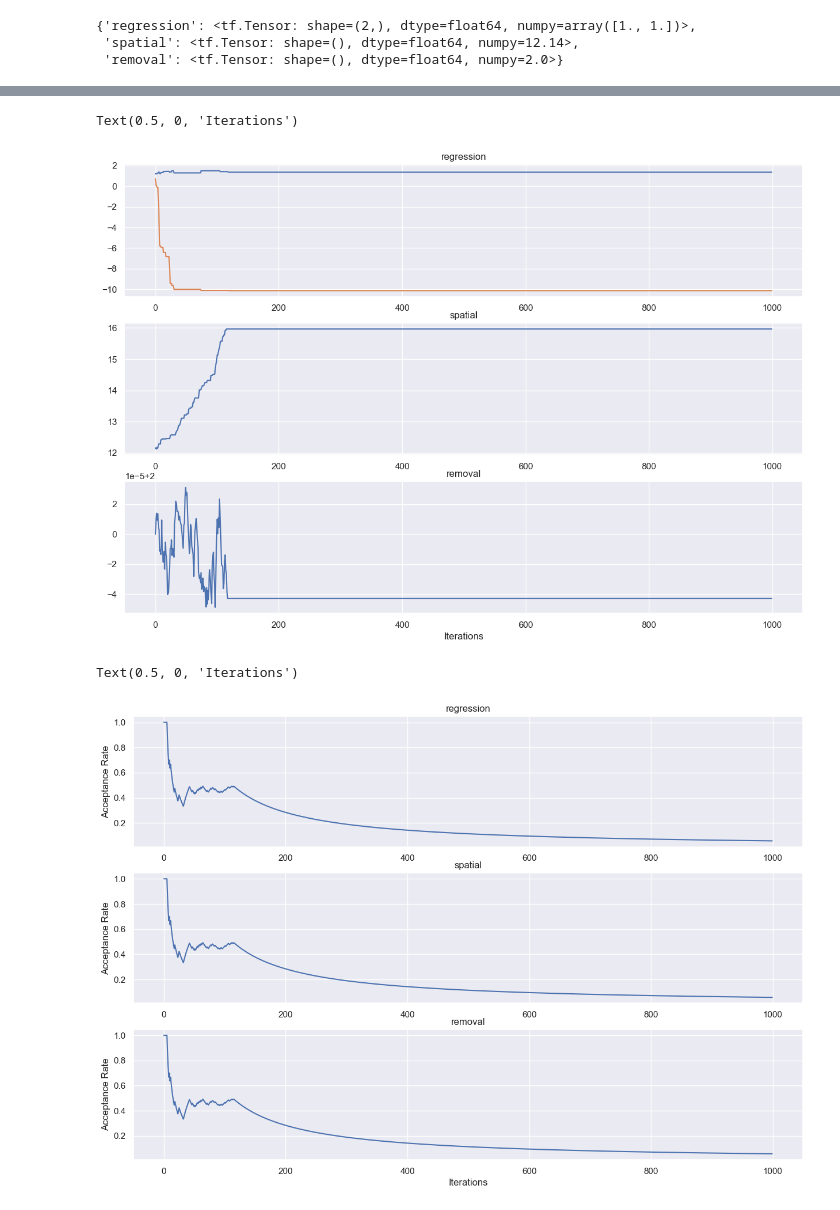
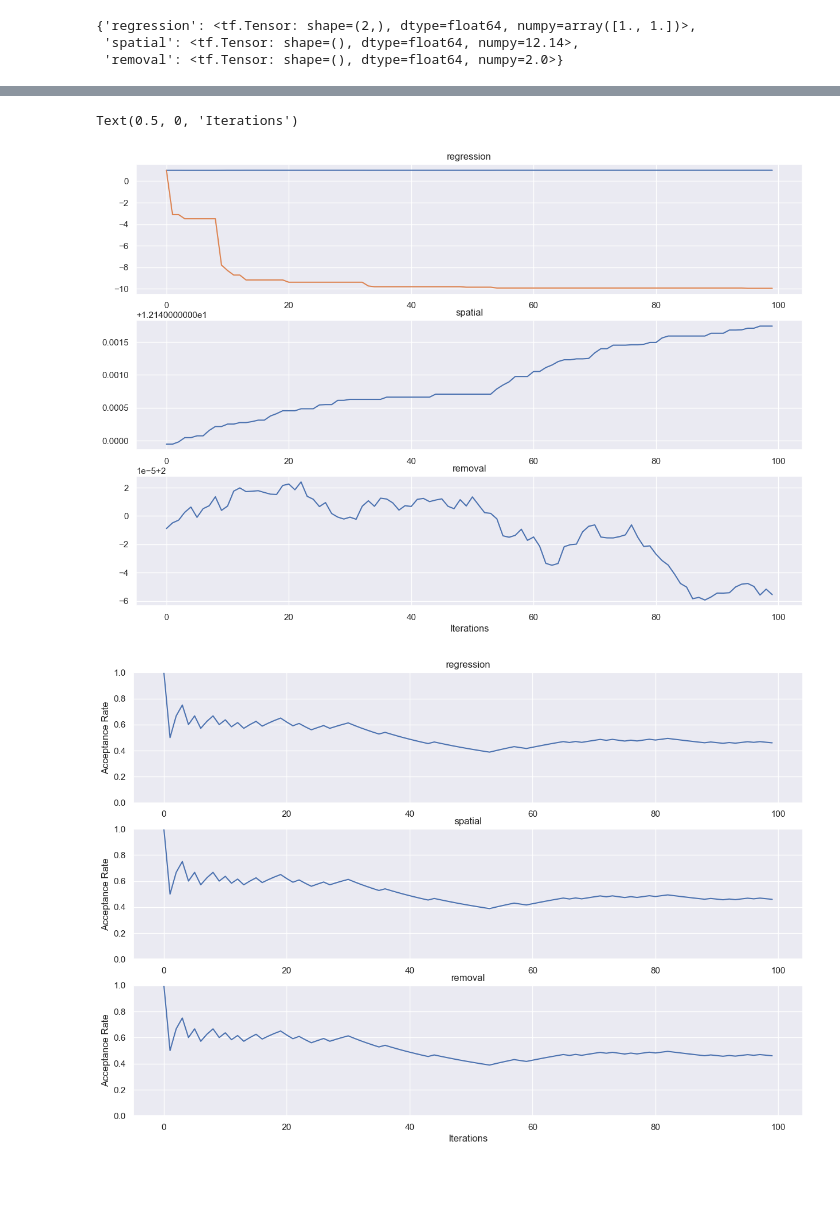
Before and after one commit to A-Morariu/hpai_project, a Jupyter notebook: small_scale_epidemic.ipynb, the cells around one changed output, grey strips where cells are left out. Saved outputs shown, nothing was run; the diff lists cells and outputs as text; code cells hidden in the pictures; blank space fills up the shorter version.

Commit message:
Additional plots

```diff
--- a/small_scale_epidemic.ipynb
+++ b/small_scale_epidemic.ipynb
@@ -695,11 +695,11 @@ def RandomWalkMetropolisHastings_baseline(
     return parameter_samples, mcmc_results
 # %%
 # Tuning parameters for the proposals
-opitmal_proposals = ProposalDistributionScale(regression=[0.1,1.01],
-                                                 spatial=0.08,
-                                                 removal=0.00001)
+opitmal_proposals = ProposalDistributionScale(regression=[0.001,2.05],
+                                                 spatial=0.00005,
+                                                 removal=0.000005)
 # %%
-N = 1_000
+N = 10_0
 
 chains, results = RandomWalkMetropolisHastings_baseline(
     target_log_prob_fn=TLP, initial_state_tuple=INITIAL_VALUES, proposal_sigma_tuple=opitmal_proposals,
@@ -742,14 +742,15 @@ for i, ax in enumerate(ax.flatten()):
 ax.set_xlabel('Iterations')
 # %% [output]
 Text(0.5, 0, 'Iterations')
-[figure, old version]
+[figure, new version]
 # %%
-fig, ax = plt.subplots(len( chains._fields), figsize=(15, 10))
+fig, ax = plt.subplots(len(chains._fields), figsize=(15, 10))
 for i, ax in enumerate(ax.flatten()):
-    ax.plot(np.cumsum(results[1].is_accepted)/range(1,N+1), )
+    ax.plot(np.cumsum(results[1].is_accepted)/range(1, N+1), )
     ax.set_title(param_names[i])
     ax.set_ylabel('Acceptance Rate')
-plt.xlabel('Iterations')
+    ax.set_ylim(bottom=0, top=1)
+
+    plt.xlabel('Iterations')
 # %% [output]
-Text(0.5, 0, 'Iterations')
-[figure, old version]
+[figure, new version]
```
Also changed, not shown: parts of 4 cells of this notebook.
